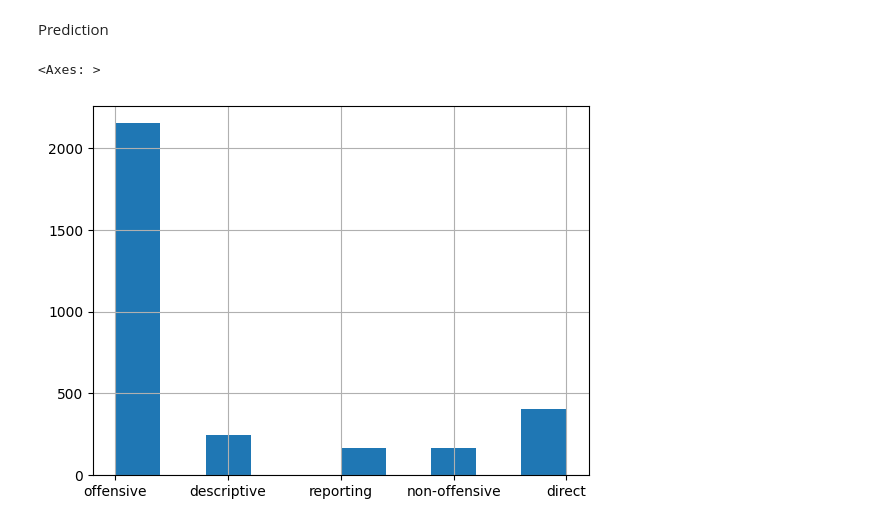
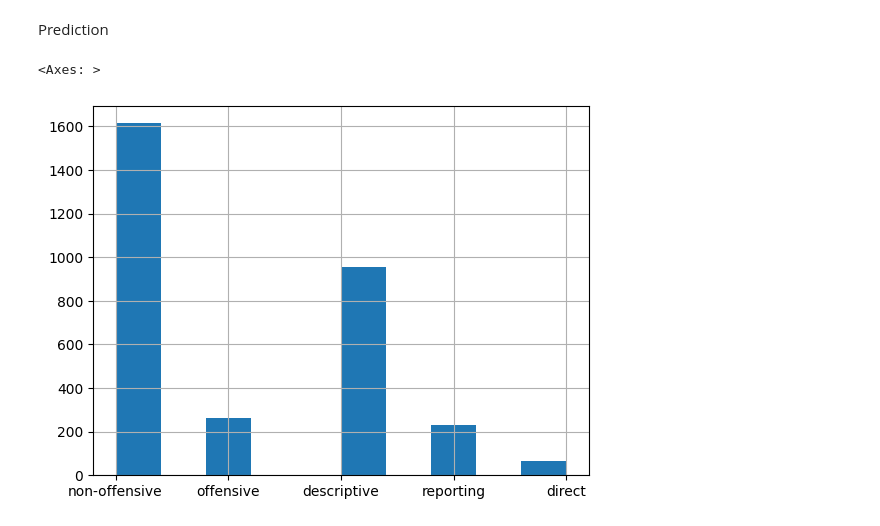
Before and after one commit to lexiconauts/nitro-lang-processing-2, a Jupyter notebook: src/main.ipynb, the cells around one changed output. Drawn from its saved outputs; the diff is of its cells as text; code cells hidden in the pictures.

Commit message:
Ensemble prediction

```diff
--- a/src/main.ipynb
+++ b/src/main.ipynb
@@ -85,7 +94,7 @@ Model Setup
 # %%
 # Keep the training setup separately
 args = Args()
-model_factory: Callable[[], nn.Module] = lambda: torch.compile(MT5FlatClassModel()).to(DEVICE)
+model_factory: Callable[[], nn.Module] = lambda: torch.compile(RoBertFlatClassModel()).to(DEVICE)
 optim_factory: Callable[..., optim.Optimizer] = lambda params: optim.AdamW(params, lr=args.learning_rate, weight_decay=args.weight_decay)
 loss_fn = nn.CrossEntropyLoss(weight=train_dataset.weights.to(DEVICE))
 # %% [markdown]
@@ -93,6 +102,7 @@ HyperParameter Tuning using K-Fold Cross-Validation
 # %%
 # Inspired from: https://scikit-learn.org/stable/modules/generated/sklearn.model_selection.KFold.html
 kf = StratifiedKFold(n_splits=5, shuffle=True, random_state=SEED)
+models: List[nn.Module] = []
 
 for i, (train_idx, valid_idx) in enumerate(kf.split(train_dataset, train_dataset.classes)):
     print('K-FOLD: {}'.format(i))
@@ -105,8 +115,14 @@ for i, (train_idx, valid_idx) in enumerate(kf.split(train_dataset, train_dataset
     train_subset = Subset(train_dataset, train_idx)
     valid_subset = Subset(train_dataset, valid_idx)
 
+    # Inverse frequency count for random sampling
+    inv_freq = torch.tensor(list(train_dataset.class_to_freq.get(int(t['label'])) for t in train_subset))
+
+    # Create WeightedRandomSampler
+    wrs = WeightedRandomSampler(inv_freq, len(train_subset), replacement=True)
+
     # Create the dataloaders
-    train_loader = DataLoader(train_subset, args.batch_size)
+    train_loader = DataLoader(train_subset, args.batch_size, sampler=wrs)
     valid_loader = DataLoader(train_subset, args.batch_size)
 
     # --- Validation ---
@@ -134,6 +150,6 @@ for i, (train_idx, valid_idx) in enumerate(kf.split(train_dataset, train_dataset
         valid_callback=validation_pass,
     )
     print('Last Epoch - Loss: {}, Accuracy: {}'.format(train_output.loss_mean, train_output.accy_mean))
-    break
+    models.append(model)
 # %% [output]
 K-FOLD: 0
@@ -145,3 +220,5 @@ Some weights of the model checkpoint at dumitrescustefan/mt5-base-romanian were
+# %%
+majority = Ensemble(models)
 # %% [markdown]
 Training on the Whole Dataset
 # %%
@@ -168,7 +245,7 @@ Prediction
 # %%
 test_loader: DataLoader = DataLoader(test_dataset, batch_size=args.batch_size, shuffle=False)
 test_output: Output = evaluate(
-    model=model,
+    model=majority,
     loss_fn=loss_fn,
     data_loader=test_loader,
     with_labels=False,
@@ -178,12 +255,12 @@ test_output: Output = evaluate(
 # %%
 output: pd.DataFrame = pd.DataFrame({ 'Label': pd.Series(data=test_output.predictions_as_text) })
 output = output.reset_index()
 output = output.rename(columns={ 'index': 'Id' })
-output.to_csv(SUBMISSIONS_DIR_PATH / 'submission_9.csv', index=False)
+output.to_csv(SUBMISSIONS_DIR_PATH / 'submission_14.csv', index=False)
 output['Label'].hist()
 # %% [output]
 <Axes: >
-[figure, old version]
+[figure, new version]
 # %%
 # Free memory
 # del model
```
Also changed, not shown: parts of 5 cells of this notebook, 8 other files.
